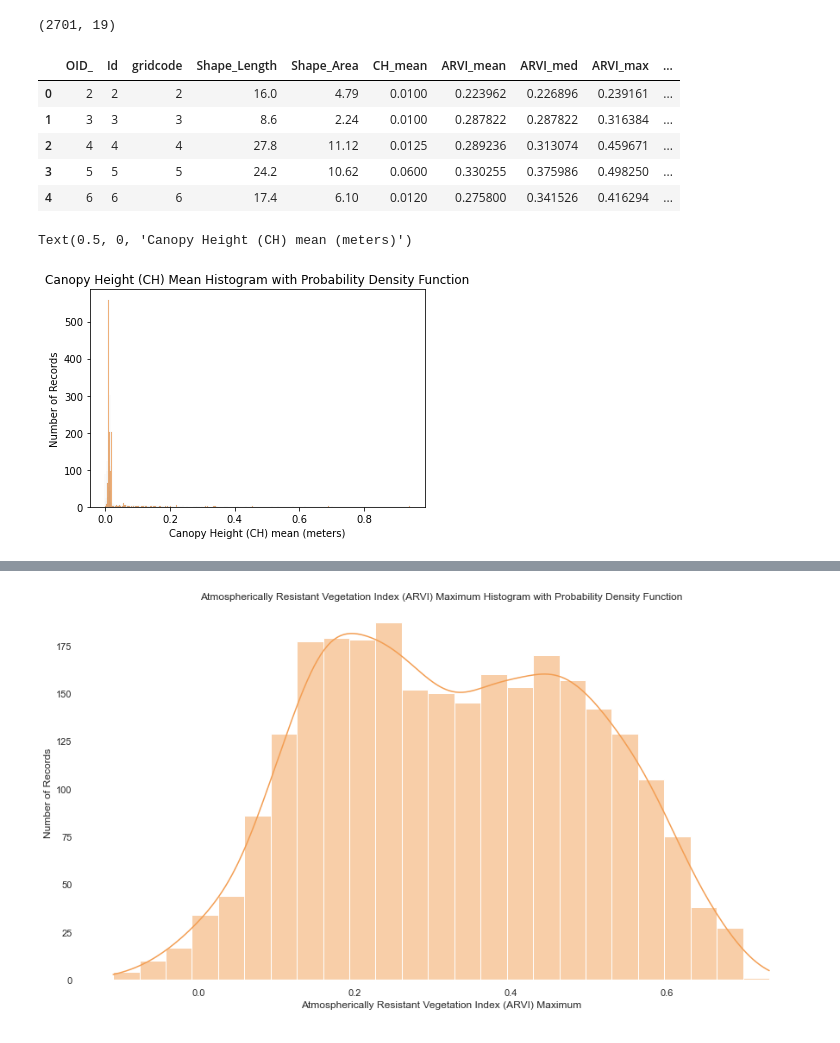
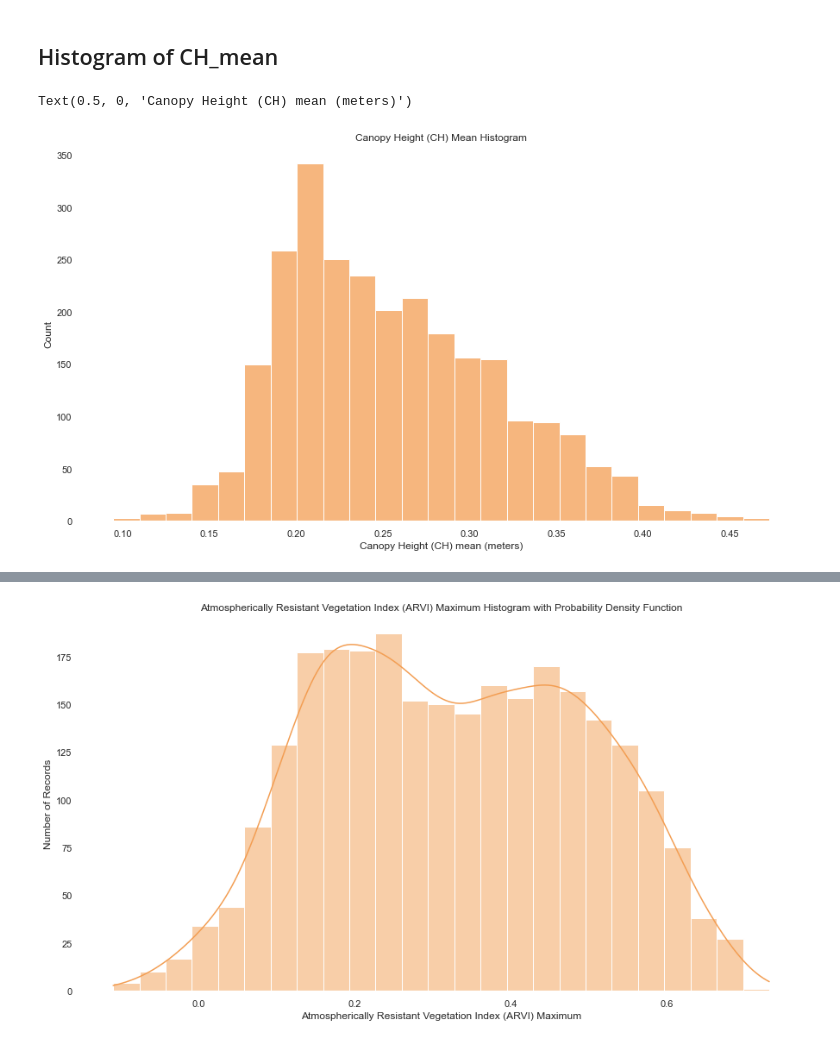
Before and after one commit to kh-bh/EarthScienceSVSM, a Jupyter notebook: EDA Analysis Folder/EDA Earth Science (2017 data) (JORN).ipynb, the cells around one changed output, grey strips where cells are left out. Drawn from its saved outputs; the diff is of its cells as text; code cells hidden in the pictures.

Commit message:
Organization and final colors

```diff
--- a/EDA Analysis Folder/EDA Earth Science (2017 data) (JORN).ipynb
+++ b/EDA Analysis Folder/EDA Earth Science (2017 data) (JORN).ipynb
@@ -16,12 +18,4 @@ import seaborn as sns
 # %%
 df = pd.read_csv("JORN17_dataset_v1.csv")
-print(df.shape)
-df.head()
+df.isnull().sum()
+df.dropna(axis=0,inplace=True)
-# %% [output]
-(2701, 19)
-|  | OID_ | Id | gridcode | Shape_Length | Shape_Area | CH_mean | ARVI_mean | ARVI_med | ARVI_max | ... |
-| 0 | 2 | 2 | 2 | 16.0 | 4.79 | 0.0100 | 0.223962 | 0.226896 | 0.239161 | ... |
-| 1 | 3 | 3 | 3 | 8.6 | 2.24 | 0.0100 | 0.287822 | 0.287822 | 0.316384 | ... |
-| 2 | 4 | 4 | 4 | 27.8 | 11.12 | 0.0125 | 0.289236 | 0.313074 | 0.459671 | ... |
-| 3 | 5 | 5 | 5 | 24.2 | 10.62 | 0.0600 | 0.330255 | 0.375986 | 0.498250 | ... |
-| 4 | 6 | 6 | 6 | 17.4 | 6.10 | 0.0120 | 0.275800 | 0.341526 | 0.416294 | ... |
@@ -32,10 +22,13 @@ df.dropna(axis=0,inplace=True)
+# %% [markdown]
+## Histogram of CH_mean
 # %%
+sns.set(rc={"figure.figsize":(15,8)})
 plt.figure()
-sns.histplot(x="CH_mean",data=df,color="#f39e53")
+plt.rcParams.update({'axes.facecolor':'white'})
 plt.grid(False)
-plt.ylabel("Number of Records")
-plt.title("Canopy Height (CH) Mean Histogram with Probability Density Function")
+sns.histplot(x=i,data=df,color="#f39e53", bins = 25)
+plt.title("Canopy Height (CH) Mean Histogram")
 plt.xlabel("Canopy Height (CH) mean (meters)")
 # %% [output]
 Text(0.5, 0, 'Canopy Height (CH) mean (meters)')
-[figure, old version]
+[figure, new version]
```
Also changed, not shown: parts of 24 cells of this notebook, 3 other files.
